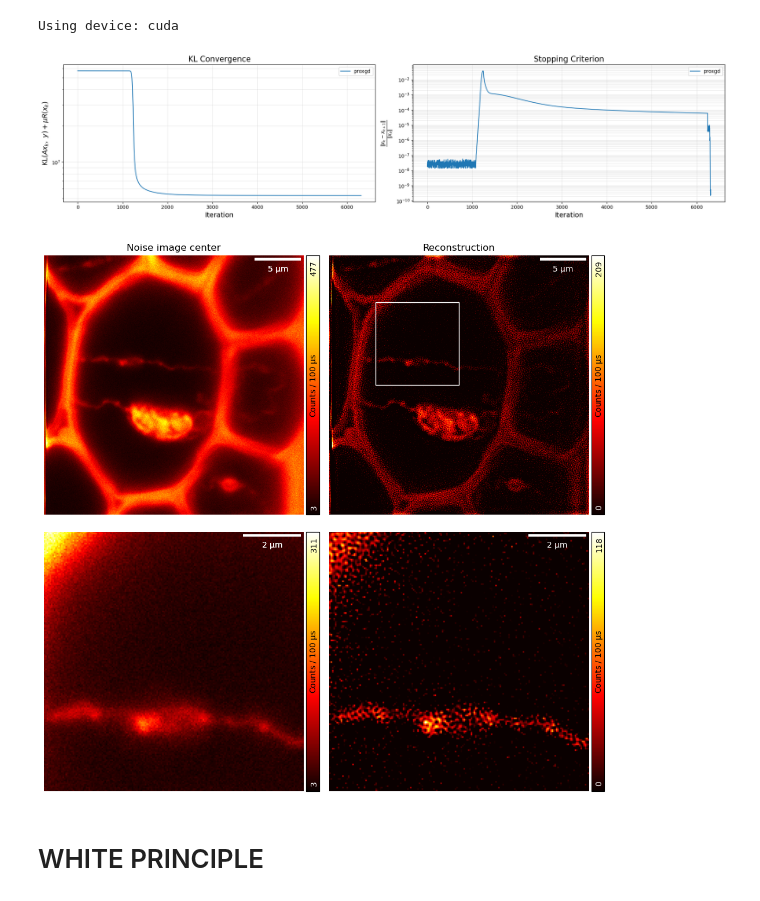
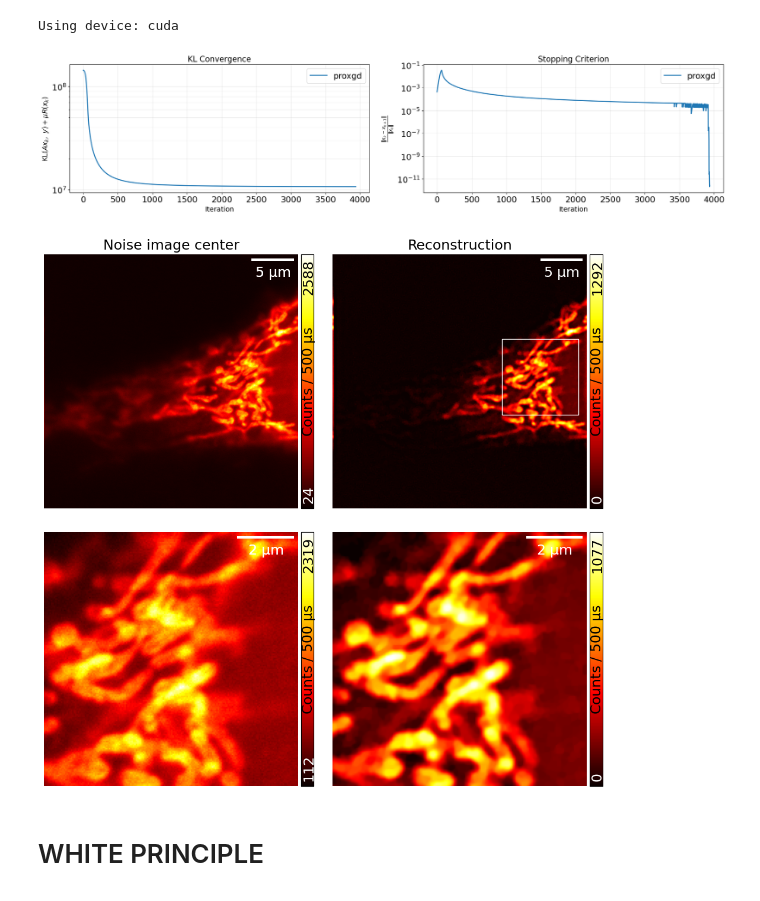
Before and after one commit to sofiaagostoni/ism_regularisation, a Jupyter notebook: results_ism.ipynb, the cells around one changed output. Saved outputs shown, nothing was run; the diff lists cells and outputs as text; code cells hidden in the pictures.

```diff
--- a/results_ism.ipynb
+++ b/results_ism.ipynb
@@ -17,24 +17,25 @@ import ISM.analysis.Graph_lib as gr
 # %% [output]
 Using device: cuda
 # %%
-lam_to_load = 0.1
-algo_to_load = "prox"                # pgd or prox or md
-name_to_load = "05_convallaria"     # tubulin for sim
+lam_to_load = 0.01
+
+algo_to_load = "pgd"                # pgd or prox or md
+name_to_load = "02_tomm20"     # tubulin for sim
 sect_to_load = "3D"                 # 3D or 2D
 real_to_load = "real"               # real o sim
 
 path = f"Results/ism_results/ism_{sect_to_load}_{real_to_load}_{algo_to_load}_{name_to_load}_lam{lam_to_load}.pth"
 
 checkpoint = torch.load(path, weights_only = False)
 results = checkpoint['results']
 dataset = checkpoint['dataset']
 hparams = checkpoint['hparams']
 
 
-plot_results(results, dataset, hparams['IS_REAL'], hparams['IS_3D'], hparams['pxsize'], x0_sec = 100, y0_sec = 100)
+plot_results(results, dataset, hparams['IS_REAL'], hparams['IS_3D'], hparams['pxsize'], x0_sec = 200, y0_sec = 400)
 # %% [output]
-[figure, old version]
+[figure, new version]
-[figure, old version]
+[figure, new version]
 # %% [markdown]
 # WHITE PRINCIPLE
 # %%
```
Also changed, not shown: parts of 1 cell of this notebook, 7 other files.
